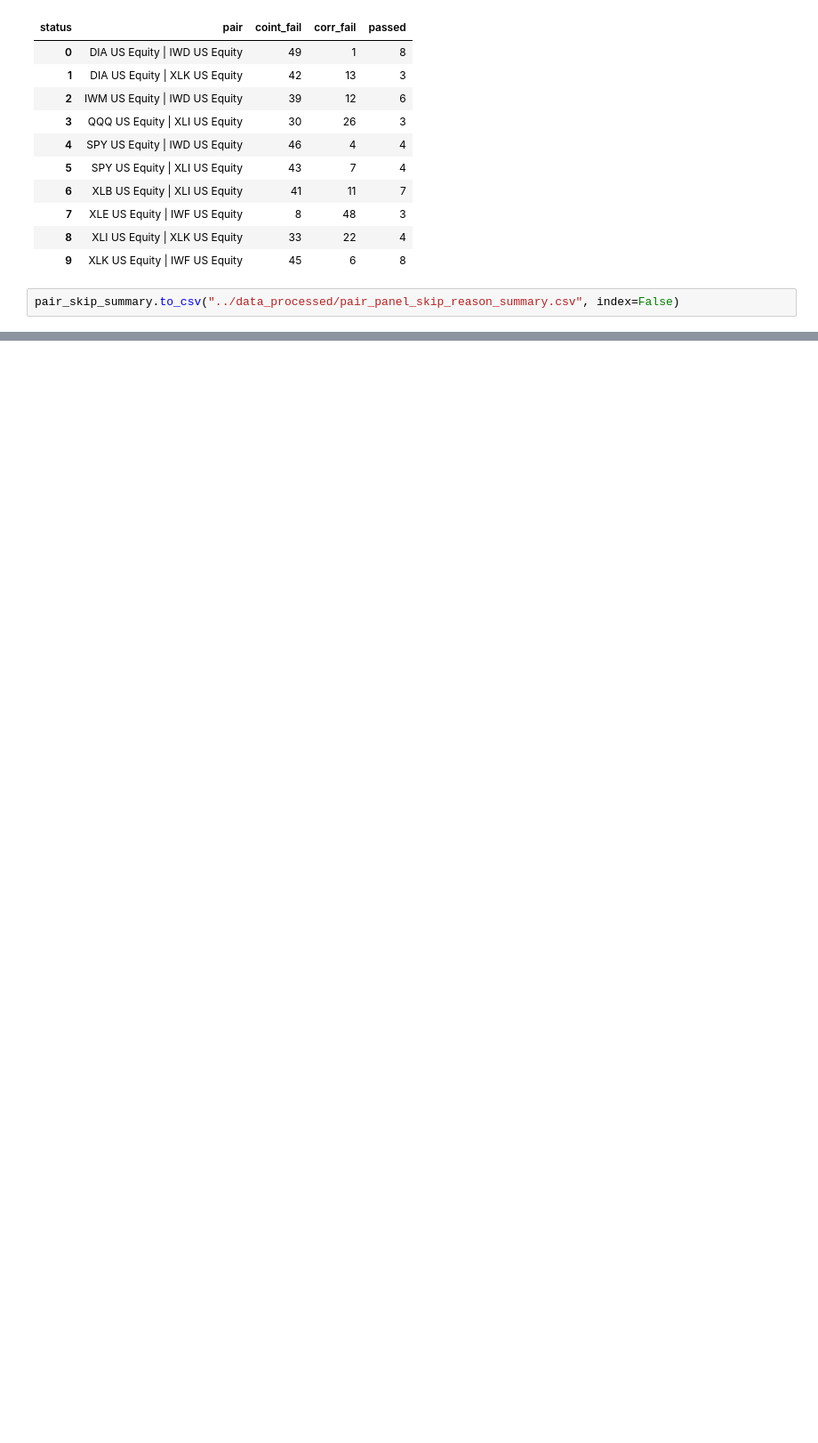
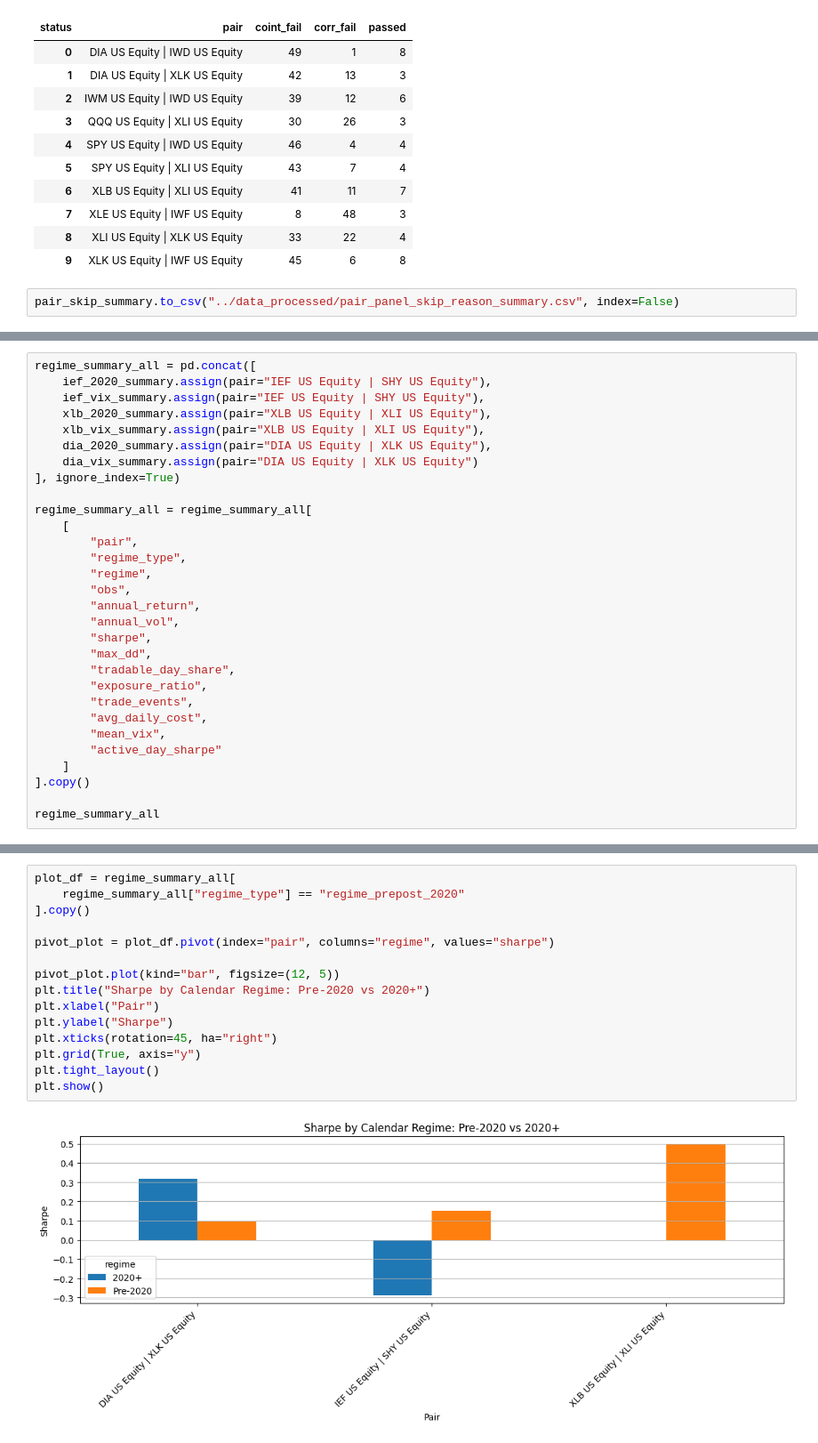
Before and after one commit to jen-dan/pairs-trading, a Jupyter notebook: notebooks/01_data_cleaning.ipynb, the cells around one changed output, grey strips where cells are left out. Shown at 89% size. Saved outputs shown, nothing was run; the diff lists cells and outputs as text; blank space fills up the shorter version.

Commit message:
Regime analysis, pre-2020 vs 2020+, high-VIX vs low-VIX

```diff
--- a/notebooks/01_data_cleaning.ipynb
+++ b/notebooks/01_data_cleaning.ipynb
@@ -1676,0 +1837,30 @@ pair_skip_summary.to_csv("../data_processed/pair_panel_skip_reason_summary.csv",
+# %%
+regime_summary_all = pd.concat([
+    ief_2020_summary.assign(pair="IEF US Equity | SHY US Equity"),
+    ief_vix_summary.assign(pair="IEF US Equity | SHY US Equity"),
+    xlb_2020_summary.assign(pair="XLB US Equity | XLI US Equity"),
+    xlb_vix_summary.assign(pair="XLB US Equity | XLI US Equity"),
+    dia_2020_summary.assign(pair="DIA US Equity | XLK US Equity"),
+    dia_vix_summary.assign(pair="DIA US Equity | XLK US Equity")
+], ignore_index=True)
+
+regime_summary_all = regime_summary_all[
+    [
+        "pair",
+        "regime_type",
+        "regime",
+        "obs",
+        "annual_return",
+        "annual_vol",
+        "sharpe",
+        "max_dd",
+        "tradable_day_share",
+        "exposure_ratio",
+        "trade_events",
+        "avg_daily_cost",
+        "mean_vix",
+        "active_day_sharpe"
+    ]
+].copy()
+
+regime_summary_all
@@ -1676,0 +1883,17 @@ pair_skip_summary.to_csv("../data_processed/pair_panel_skip_reason_summary.csv",
+# %%
+plot_df = regime_summary_all[
+    regime_summary_all["regime_type"] == "regime_prepost_2020"
+].copy()
+
+pivot_plot = plot_df.pivot(index="pair", columns="regime", values="sharpe")
+
+pivot_plot.plot(kind="bar", figsize=(12, 5))
+plt.title("Sharpe by Calendar Regime: Pre-2020 vs 2020+")
+plt.xlabel("Pair")
+plt.ylabel("Sharpe")
+plt.xticks(rotation=45, ha="right")
+plt.grid(True, axis="y")
+plt.tight_layout()
+plt.show()
+# %% [output]
+[figure, added]
```
Also changed, not shown: parts of 11 cells of this notebook.
